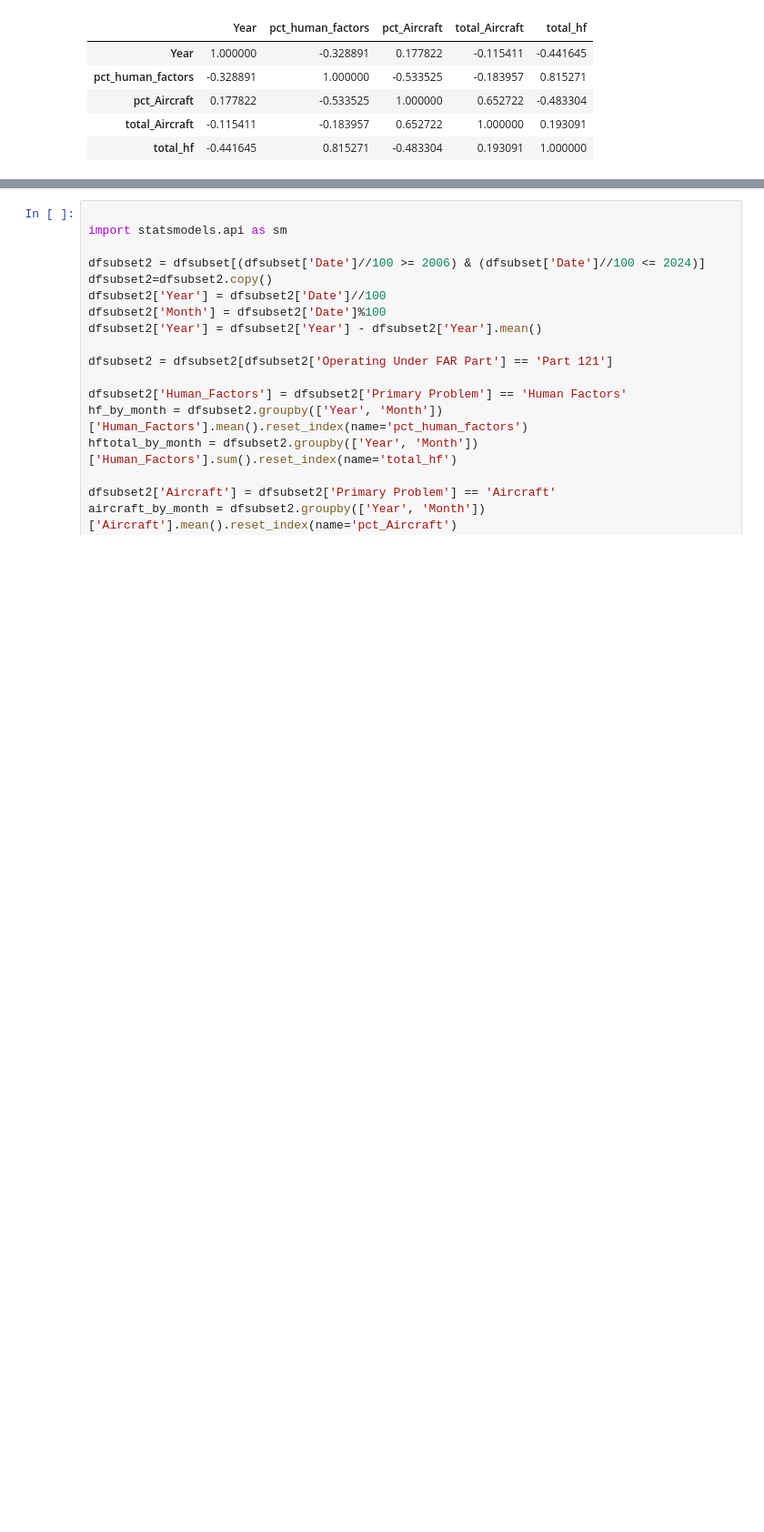
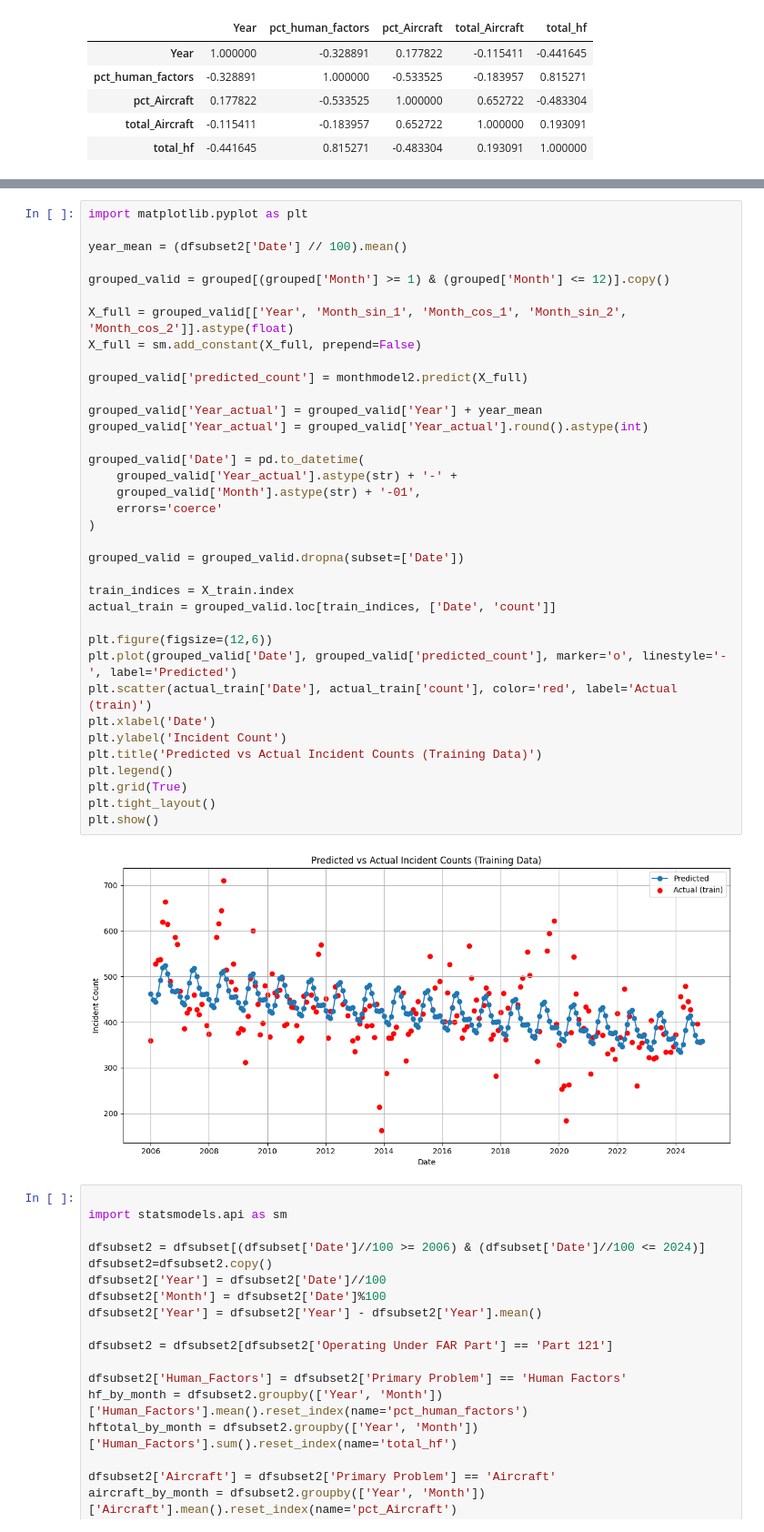
Before and after one commit to terryljh/aviation2, a Jupyter notebook: asrs linear model2.ipynb, the cells around one changed output, grey strips where cells are left out. Shown at 91% size. Saved outputs shown, nothing was run; the diff lists cells and outputs as text; blank space fills up the shorter version.

```diff
--- a/asrs linear model2.ipynb
+++ b/asrs linear model2.ipynb
@@ -1637,3 +1524,41 @@ Correlation for total aircraft: -0.11541116356553727, p-value: 0.082051072305807
+# %%
+import matplotlib.pyplot as plt
+
+year_mean = (dfsubset2['Date'] // 100).mean()
+
+grouped_valid = grouped[(grouped['Month'] >= 1) & (grouped['Month'] <= 12)].copy()
+
+X_full = grouped_valid[['Year', 'Month_sin_1', 'Month_cos_1', 'Month_sin_2', 'Month_cos_2']].astype(float)
+X_full = sm.add_constant(X_full, prepend=False)
+
+grouped_valid['predicted_count'] = monthmodel2.predict(X_full)
+
+grouped_valid['Year_actual'] = grouped_valid['Year'] + year_mean
+grouped_valid['Year_actual'] = grouped_valid['Year_actual'].round().astype(int)
+
+grouped_valid['Date'] = pd.to_datetime(
+    grouped_valid['Year_actual'].astype(str) + '-' +
+    grouped_valid['Month'].astype(str) + '-01',
+    errors='coerce'
+)
+
+grouped_valid = grouped_valid.dropna(subset=['Date'])
+
+train_indices = X_train.index
+actual_train = grouped_valid.loc[train_indices, ['Date', 'count']]
+
+plt.figure(figsize=(12,6))
+plt.plot(grouped_valid['Date'], grouped_valid['predicted_count'], marker='o', linestyle='-', label='Predicted')
+plt.scatter(actual_train['Date'], actual_train['count'], color='red', label='Actual (train)')
+plt.xlabel('Date')
+plt.ylabel('Incident Count')
+plt.title('Predicted vs Actual Incident Counts (Training Data)')
+plt.legend()
+plt.grid(True)
+plt.tight_layout()
+plt.show()
+# %% [output]
+[figure, added]
 # %%
 
 import statsmodels.api as sm
```
Also changed, not shown: parts of 1 cell of this notebook.
